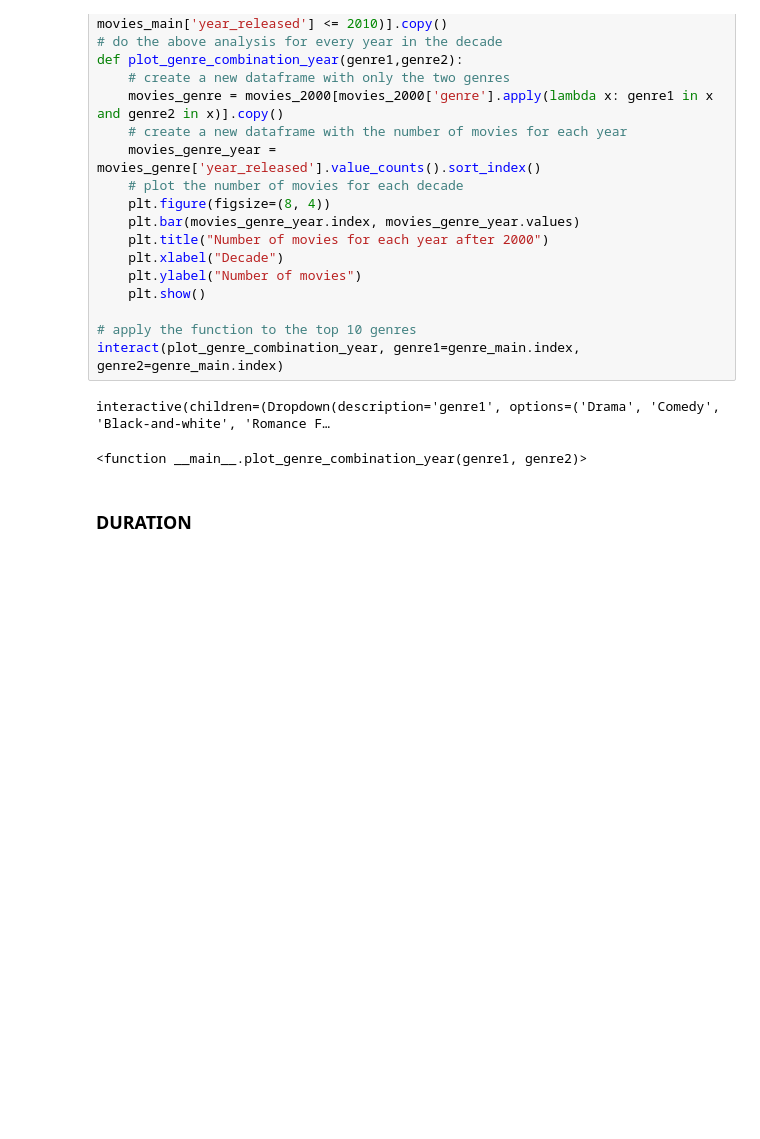
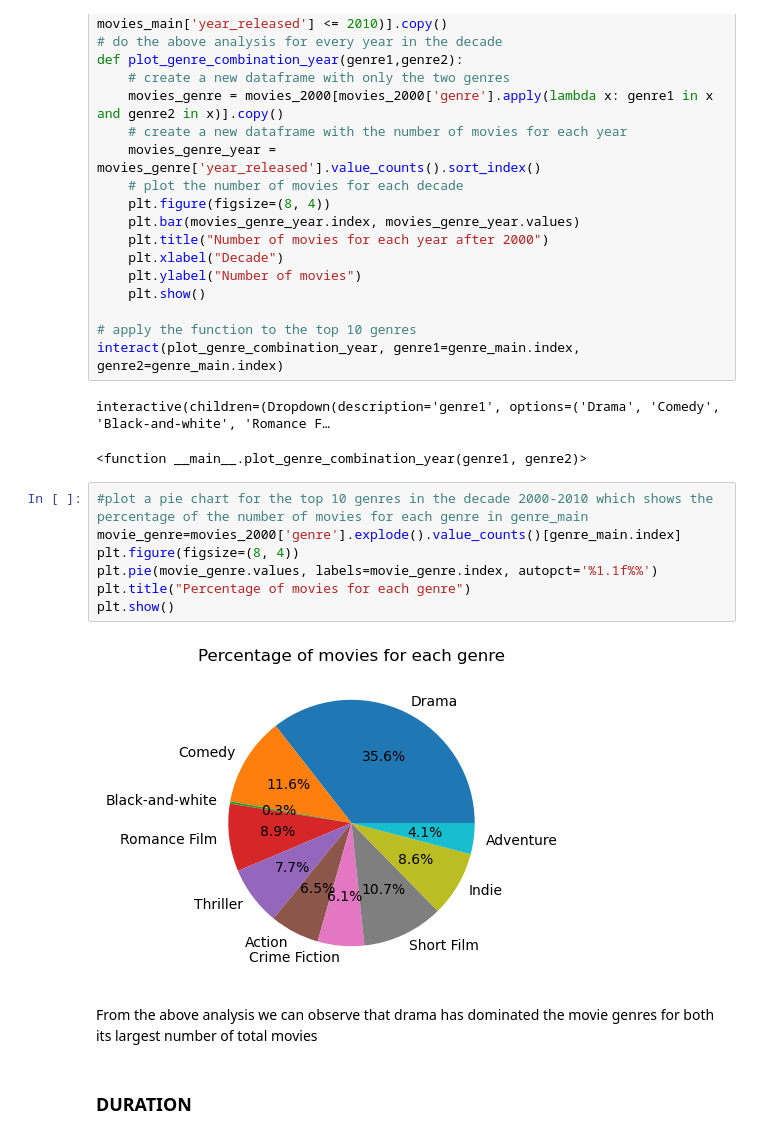
Before and after one commit to epfl-ada/ada-2023-project-zalix, a Jupyter notebook: rxy.ipynb, the cells around one changed output. Drawn from its saved outputs; the diff is of its cells as text; blank space fills up the shorter version.

```diff
--- a/rxy.ipynb
+++ b/rxy.ipynb
@@ -307,5 +307,16 @@ interact(plot_genre_combination_year, genre1=genre_main.index, genre2=genre_main
 # %% [output]
 interactive(children=(Dropdown(description='genre1', options=('Drama', 'Comedy', 'Black-and-white', 'Romance F…
 <function __main__.plot_genre_combination_year(genre1, genre2)>
+# %%
+#plot a pie chart for the top 10 genres in the decade 2000-2010 which shows the percentage of the number of movies for each genre in genre_main
+movie_genre=movies_2000['genre'].explode().value_counts()[genre_main.index]
+plt.figure(figsize=(8, 4))
+plt.pie(movie_genre.values, labels=movie_genre.index, autopct='%1.1f%%')
+plt.title("Percentage of movies for each genre")
+plt.show()
+# %% [output]
+[figure, added]
+# %% [markdown]
+From the above analysis we can observe that drama has dominated the movie genres for both its largest number of total movies
 # %% [markdown]
 ### DURATION
```
Also changed, not shown: parts of 3 cells of this notebook.
